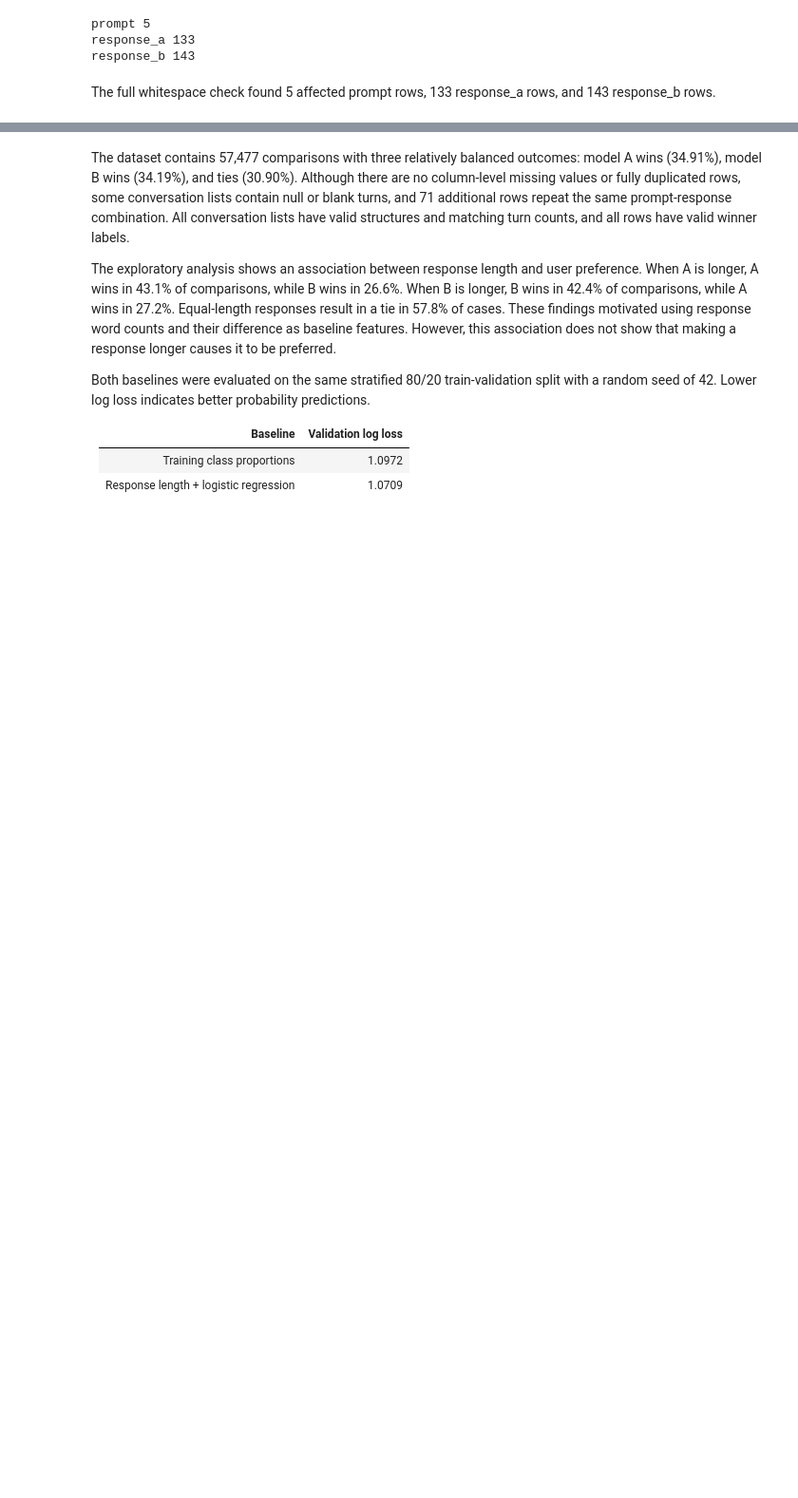
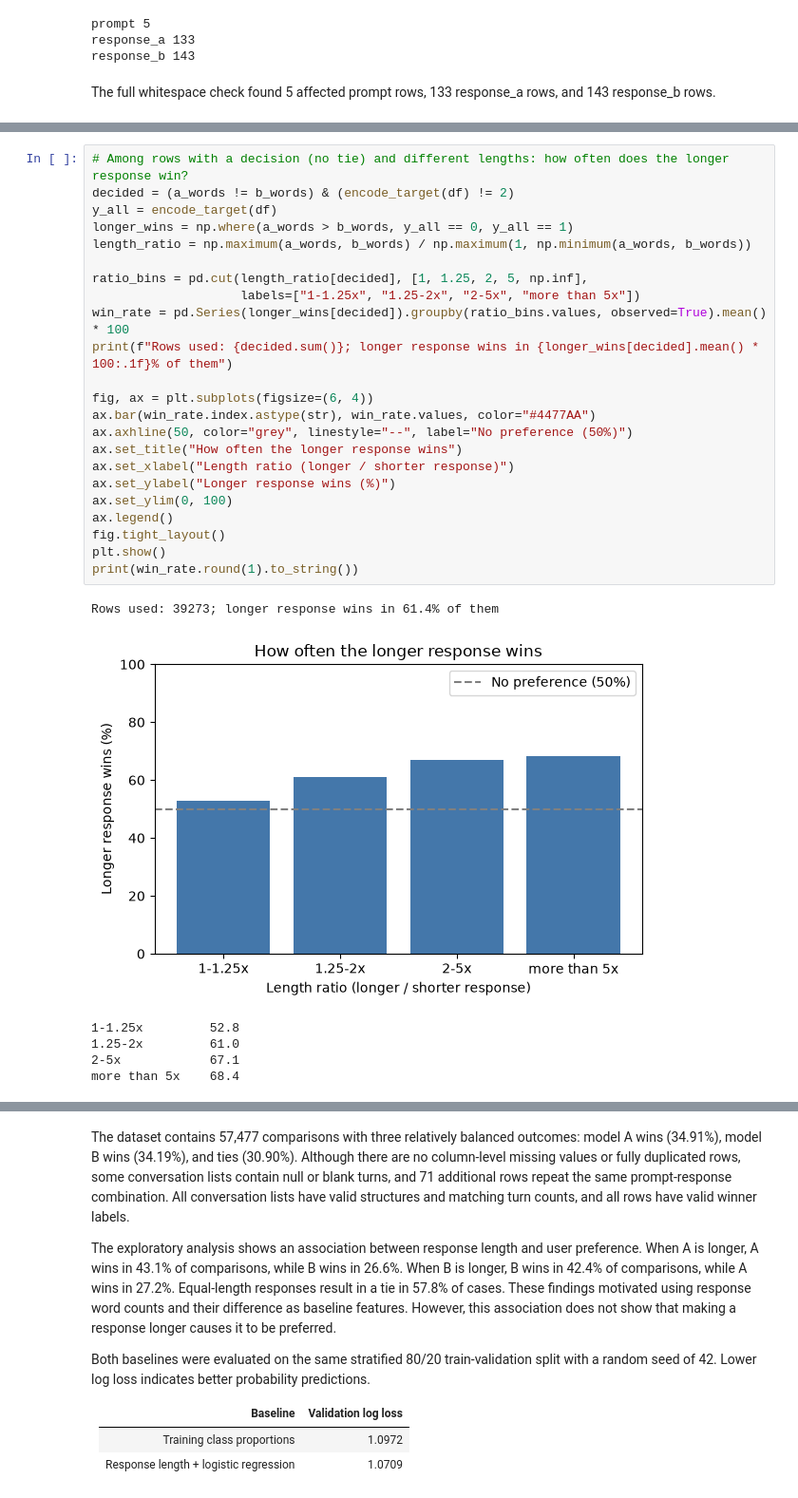
Before and after one commit to akdagdev/GROUP50_CENG313, a Jupyter notebook: assignment1_eda_baseline.ipynb, the cells around one changed output, grey strips where cells are left out. Shown at 95% size. Saved outputs shown, nothing was run; the diff lists cells and outputs as text; blank space fills up the shorter version.

```diff
--- a/assignment1_eda_baseline.ipynb
+++ b/assignment1_eda_baseline.ipynb
@@ -310,0 +349,30 @@ Uzunluk + lojistik regresyon: 1.0709
+# %%
+# Among rows with a decision (no tie) and different lengths: how often does the longer response win?
+decided = (a_words != b_words) & (encode_target(df) != 2)
+y_all = encode_target(df)
+longer_wins = np.where(a_words > b_words, y_all == 0, y_all == 1)
+length_ratio = np.maximum(a_words, b_words) / np.maximum(1, np.minimum(a_words, b_words))
+
+ratio_bins = pd.cut(length_ratio[decided], [1, 1.25, 2, 5, np.inf],
+                    labels=["1-1.25x", "1.25-2x", "2-5x", "more than 5x"])
+win_rate = pd.Series(longer_wins[decided]).groupby(ratio_bins.values, observed=True).mean() * 100
+print(f"Rows used: {decided.sum()}; longer response wins in {longer_wins[decided].mean() * 100:.1f}% of them")
+
+fig, ax = plt.subplots(figsize=(6, 4))
+ax.bar(win_rate.index.astype(str), win_rate.values, color="#4477AA")
+ax.axhline(50, color="grey", linestyle="--", label="No preference (50%)")
+ax.set_title("How often the longer response wins")
+ax.set_xlabel("Length ratio (longer / shorter response)")
+ax.set_ylabel("Longer response wins (%)")
+ax.set_ylim(0, 100)
+ax.legend()
+fig.tight_layout()
+plt.show()
+print(win_rate.round(1).to_string())
+# %% [output]
+Rows used: 39273; longer response wins in 61.4% of them
+[figure, added]
+1-1.25x         52.8
+1.25-2x         61.0
+2-5x            67.1
+more than 5x    68.4
```
Also changed, not shown: parts of 44 cells of this notebook, 5 other files.
